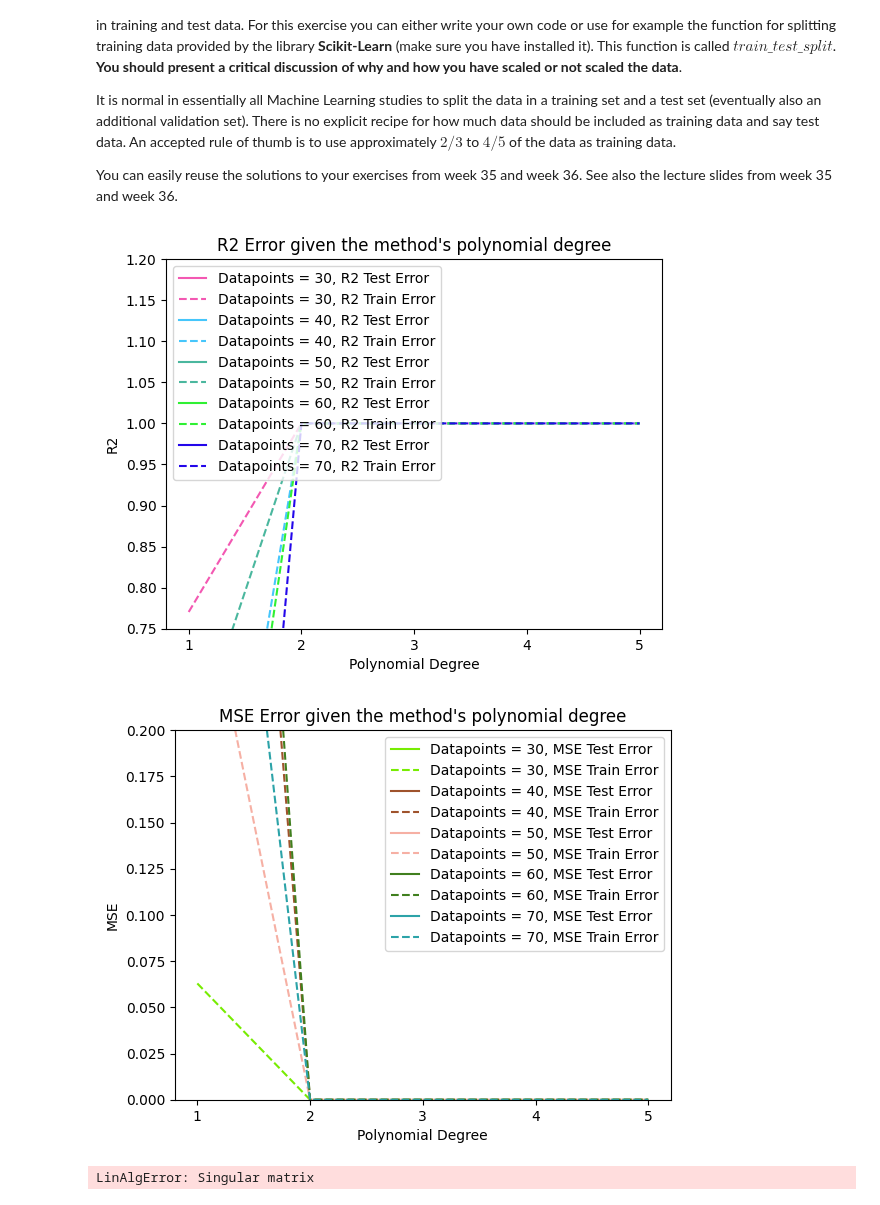
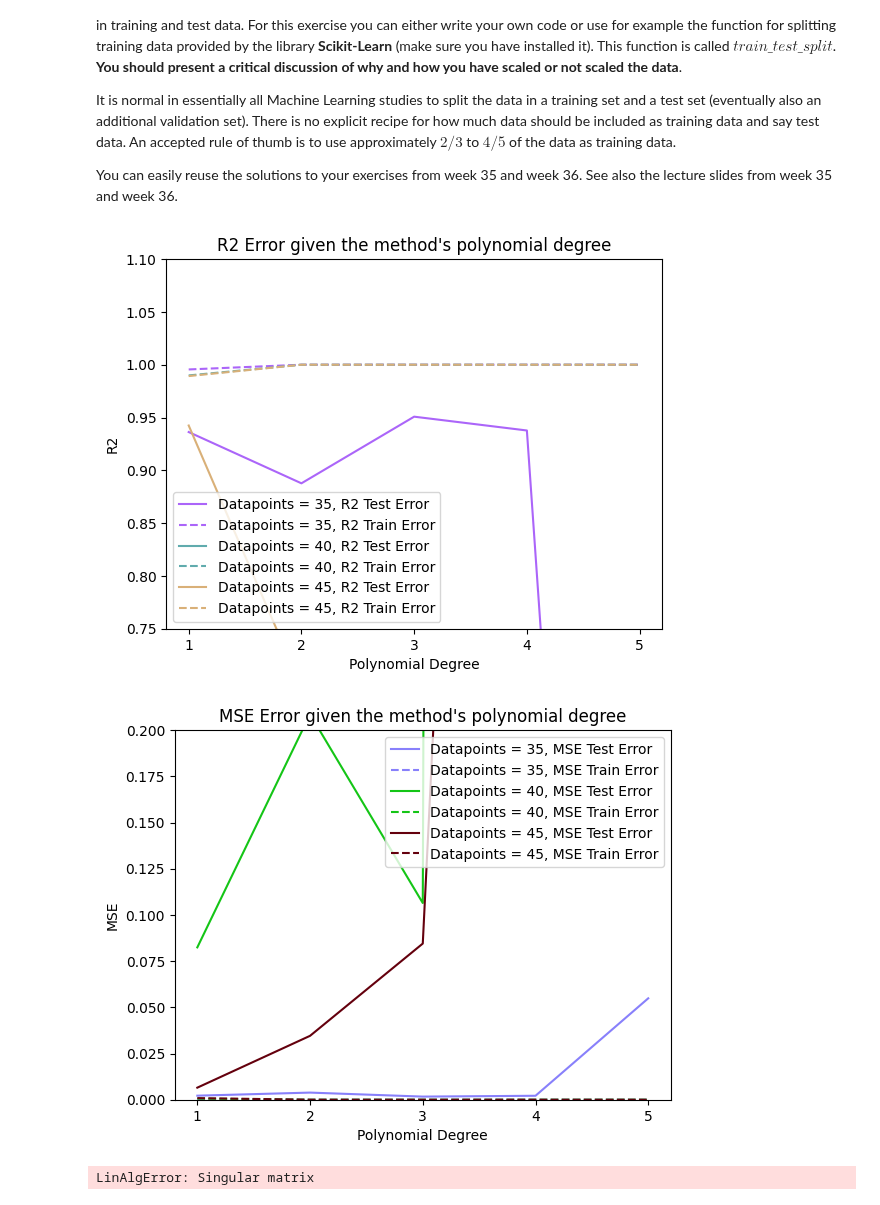
Before and after one commit to Sofriet/Project1data-ml, a Jupyter notebook: Project1.ipynb, the cells around one changed output. Drawn from its saved outputs; the diff is of its cells as text; code cells hidden in the pictures.

Commit message:
plots added

```diff
--- a/Project1.ipynb
+++ b/Project1.ipynb
@@ -257,7 +257,7 @@ def run_OLS(datapoints, PolynomialDegree, label):
 
     x = np.random.uniform(size=datapoints)
     y = np.random.uniform(size=datapoints)
-    z = FrankeFunction(x, y)  + np.random.normal(0, 1, size=datapoints)
+    z = FrankeFunction(x, y)  #+ np.random.normal(0, 1, size=datapoints)
 
     X = create_X(x, y, n=PolynomialDegree)
 
@@ -293,7 +293,7 @@ def run_OLS(datapoints, PolynomialDegree, label):
 
 
 PolynomialDegree = 5
-datapoints_list = [30,40,50,60,70]
+datapoints_list = [35,40,45]
 
 
 for datapoints in datapoints_list:
@@ -302,7 +302,7 @@ for datapoints in datapoints_list:
 plt.xlabel('Polynomial Degree')
 plt.ylabel('R2')
 plt.xticks(range(1, PolynomialDegree + 1))
-plt.ylim(0.75, 1.2)
+plt.ylim(0.75, 1.1)
 plt.title("R2 Error given the method's polynomial degree")
 plt.legend()
 plt.show()
@@ -356,35 +356,35 @@ plt.show()
 
 #         z_fit_nscale = clf.predict(X_train)
 #         z_pred_nscale = clf.predict(X_test)
 #         PolyDegree.append(degree)
 
 #         MSETrain.append(mean_squared_error(z_fit,z_train))
 #         MSETest.append(mean_squared_error(z_test, z_pred))
 #         R2Train.append(r2_score(z_fit, z_train))
 #         R2Test.append(r2_score(z_test, z_pred))
 
 # plt.figure(figsize=(16,9))
 # plt.plot(PolyDegree, MSETest, label='MSE Test Error')
 # plt.plot(PolyDegree, MSETrain, label='MSE Train Error')
 # # plt.ylim(0,0.25)
 # plt.xlabel('Polynomial Degree')
 # plt.ylabel('MSE')
 # plt.title("Mean Squared Error given the method's polynomial degree")
 # plt.legend()
 # plt.show()
 
 # plt.figure(figsize=(16,9))
 # plt.plot(PolyDegree, R2Test, label='R2 Test Error')
 # plt.plot(PolyDegree, R2Train, label='R2 Train Error')
 # # plt.ylim(0,0.25)
 # plt.xlabel('Polynomial Degree')
 # plt.ylabel('R2')
 # plt.title("R2 Error given the method's polynomial degree")
 # plt.legend()
 # plt.show()
 # %% [output]
-[figure, old version]
+[figure, new version]
-[figure, old version]
+[figure, new version]
 # %%
 #without sklearn
 MSETrain = []
```
Also changed, not shown: parts of 1 cell of this notebook, 24 other files.
